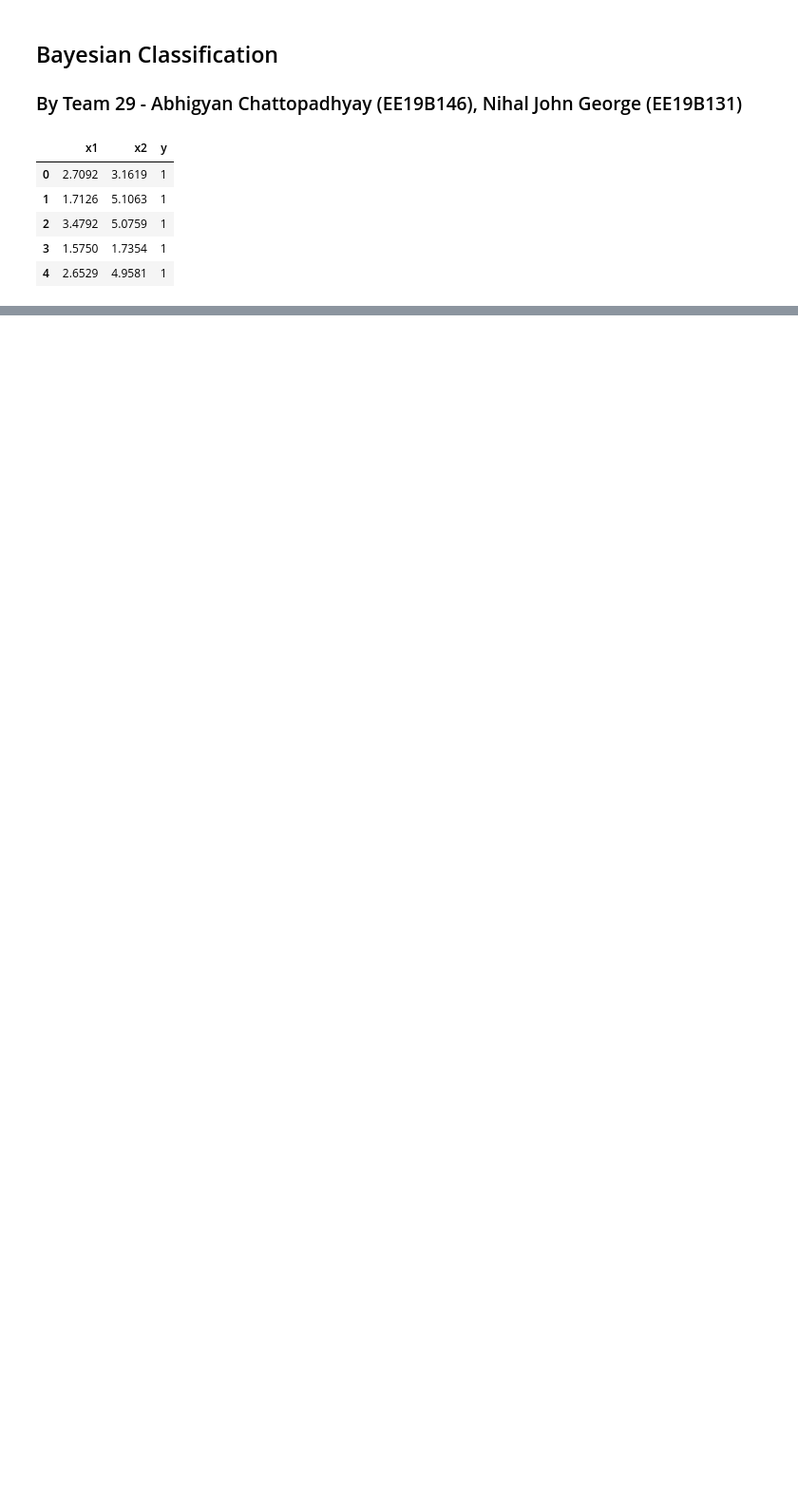
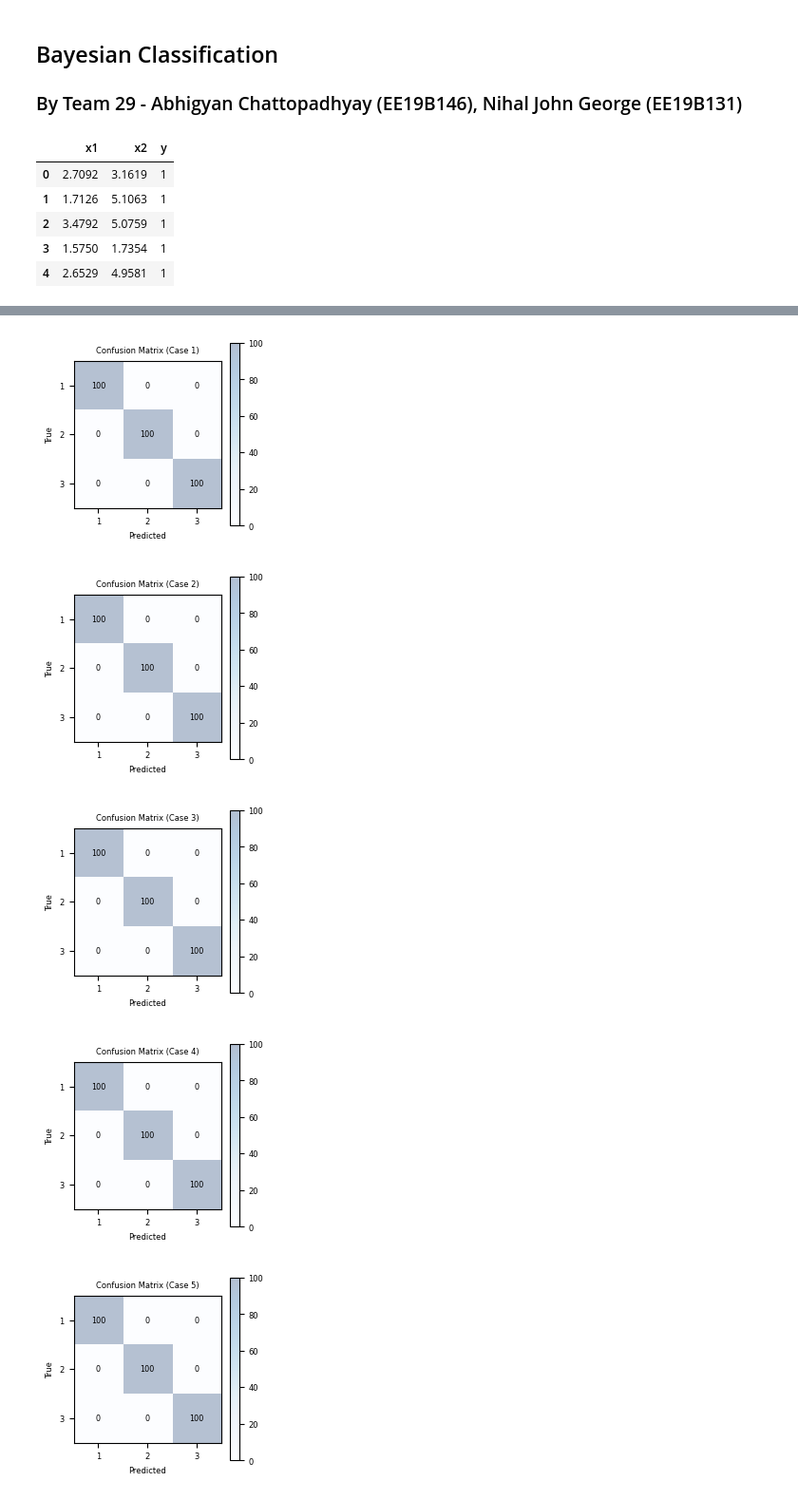
Before and after one commit to nihalgeorge01/CS5691-Submissions, a Jupyter notebook: A2/B_Classification/Bayesian_Classification.ipynb, the cells around one changed output, grey strips where cells are left out. Shown at 95% size. Cells and saved outputs as stored; diff of their text form; code cells hidden in the pictures; blank space fills up the shorter version.

Commit message:
Add pdf class, predictor and confusion matrix

```diff
--- a/A2/B_Classification/Bayesian_Classification.ipynb
+++ b/A2/B_Classification/Bayesian_Classification.ipynb
@@ -42,3 +30,9 @@ train.describe()
+# %%
+X_train = train.iloc[:,:2].to_numpy()
+y_train = train.iloc[:,2].to_numpy()
+
+X_dev = dev.iloc[:,:2].to_numpy()
+y_dev = dev.iloc[:,2].to_numpy()
 # %%
 # Bayes with Cov diff for all classes
 #
@@ -82,0 +171,13 @@ train.describe()
+# %%
+# Apply Bayes rule, get classifier. Takes an input vector, returns predicted class
+
+def predict(x, pdf_lst):
+    priors = [1/3, 1/3, 1/3]
+    likes = [pdf_lst[i].p(x) for i in range(3)]
+    numer = [likes[i]*priors[i] for i in range(3)]
+    evid = sum(numer)
+    posts = np.array([numer[i]/evid for i in range(3)])
+
+    class_pred = np.argmax(posts) + 1
+
+    return class_pred
@@ -91,2 +242,35 @@ train.describe()
+# %%
+# Dev set confusion matrix for 5 cases (plot #4 in QP)
+#TODO
+
+for case in range(5):
+    fig = plt.figure(figsize=(2.5,2.5))
+    plt.clf()
+    ax = fig.add_subplot(111)
+    ax.set_aspect(1)
+    res = ax.imshow(conf_mat, cmap=plt.cm.Blues, alpha=0.3,
+                    interpolation='nearest')
+
+    width, height = conf_mat.shape
+
+    for x in range(width):
+        for y in range(height):
+            ax.annotate(str(int(conf_mat[x][y])), xy=(y, x), ha='center', va='center', size='xx-small')
+
+    cb = fig.colorbar(res)
+    cb.ax.tick_params(labelsize=6)
+    plt.xticks(range(width), range(1,width+1), fontsize=6)
+    plt.yticks(range(height), range(1,width+1), fontsize=6)
+    plt.xlabel('Predicted', fontsize=6)
+    plt.ylabel('True', fontsize=6)
+    plt.title("Confusion Matrix (Case " + str(case+1) + ")", fontsize=6)
+    plt.show()
+    # plt.savefig('confusion_matrix.png', format='png')
+# %% [output]
+[figure, added]
+[figure, added]
+[figure, added]
+[figure, added]
+[figure, added]
 # %%
 # ROC, DET curves for 5 cases in 1 plot (plot #5 in QP)
```
Also changed, not shown: parts of 16 cells of this notebook.
